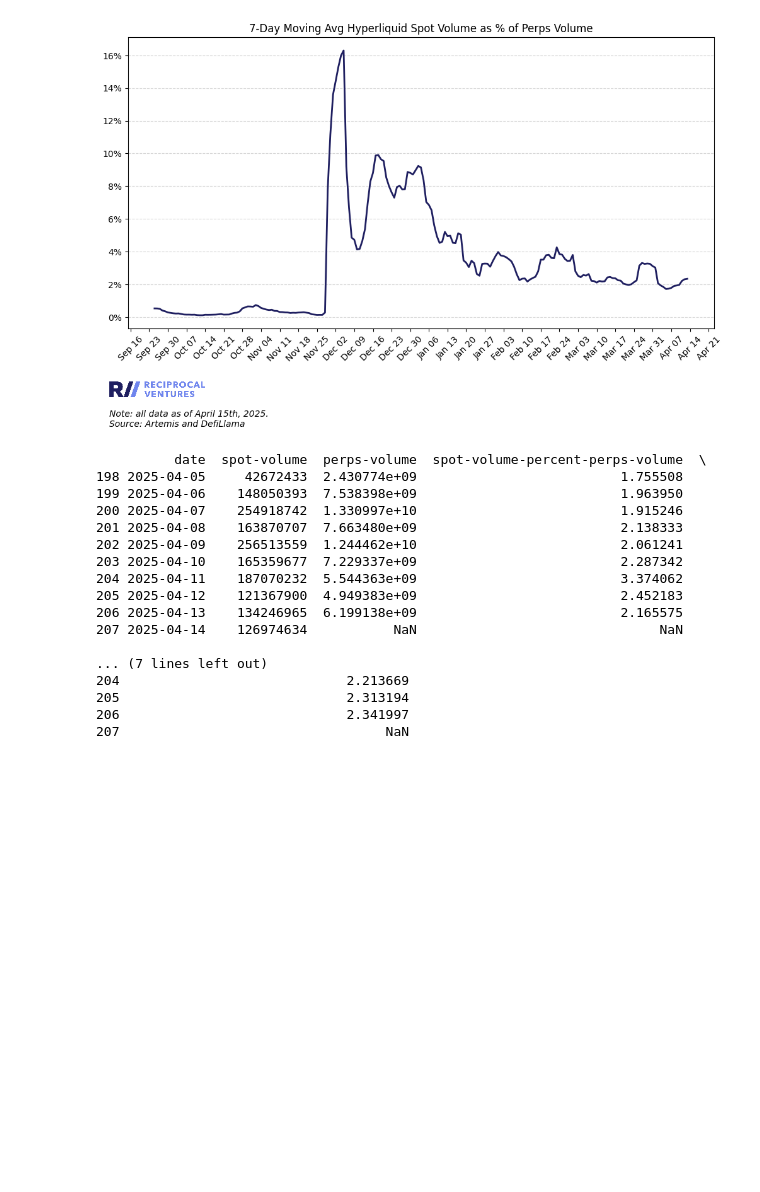
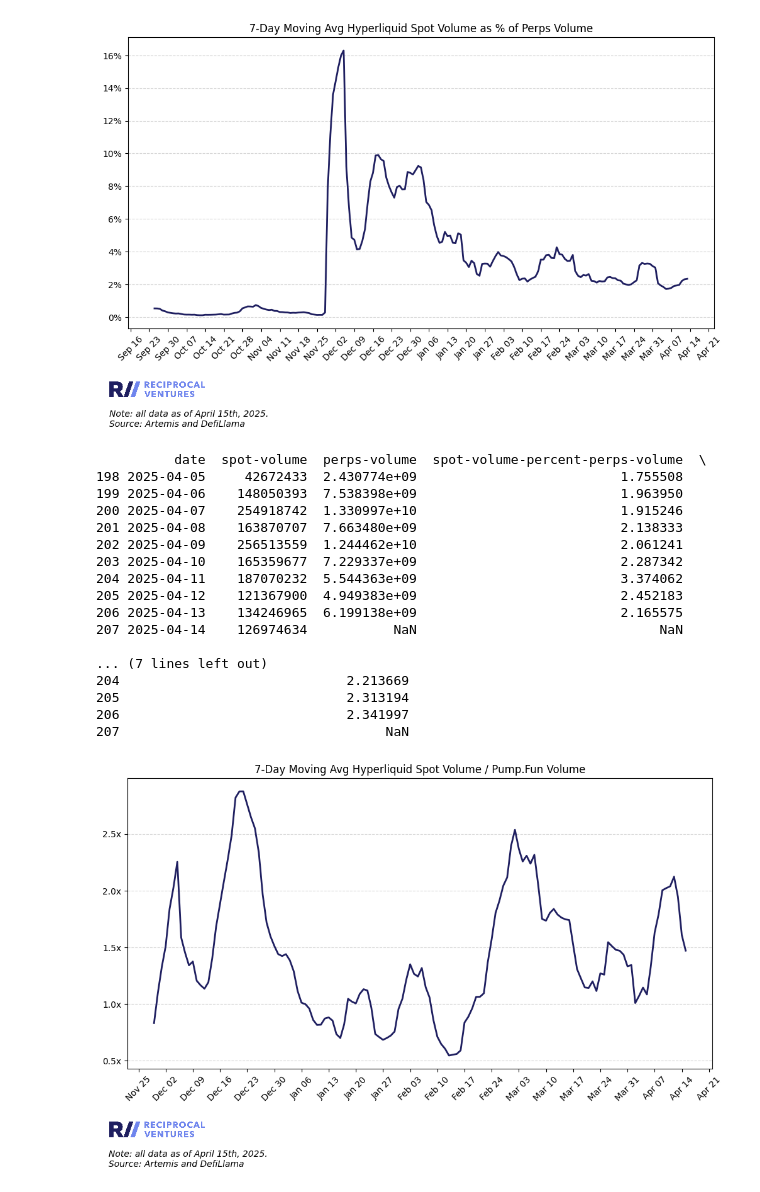
Before and after one commit to jimboevans/hyperliquid-data-cuts, a Jupyter notebook: analysis.ipynb, the cells around one changed output. Drawn from its saved outputs; the diff is of its cells as text; code cells hidden in the pictures; blank space fills up the shorter version.

Commit message:
add pumpfun comparison to hyperliquid spot volumes

```diff
--- a/analysis.ipynb
+++ b/analysis.ipynb
@@ -148,19 +148,19 @@ print(df[["date", "fees", "perps-volume", "take-rate", "take-rate-7d"]].tail(10)
 # %%
 # Load Hyperliquid spot volume data
 with open("raw-data/defillama_hyperliquid-spot-volumes.json", "r") as f:
-    fee_data = json.load(f)
+    spot_volume_data = json.load(f)
 
-fee_df = pd.DataFrame(fee_data["totalDataChart"], columns=["timestamp", "spot-volume"])
-fee_df["date"] = pd.to_datetime(fee_df["timestamp"], unit="s")
-fee_df = fee_df[["date", "spot-volume"]]
+spot_volume_df = pd.DataFrame(spot_volume_data["totalDataChart"], columns=["timestamp", "spot-volume"])
+spot_volume_df["date"] = pd.to_datetime(spot_volume_df["timestamp"], unit="s")
+spot_volume_df = spot_volume_df[["date", "spot-volume"]]
 
-# Load Hyperliquid volume data
-volume_df = pd.read_csv('raw-data/artemis_perps-trading-volume.csv')
-volume_df['Date'] = pd.to_datetime(volume_df['Date'], format='%d-%b-%y')
-volume_df.rename(columns={'Date': 'date', 'Hyperliquid': 'perps-volume'}, inplace=True)
+# Load Hyperliquid perps volume data
+perps_volume_df = pd.read_csv('raw-data/artemis_perps-trading-volume.csv')
+perps_volume_df['Date'] = pd.to_datetime(perps_volume_df['Date'], format='%d-%b-%y')
+perps_volume_df.rename(columns={'Date': 'date', 'Hyperliquid': 'perps-volume'}, inplace=True)
 
 # Merge datasets
-df = pd.merge(volume_df, fee_df, on="date", how="inner")
+df = pd.merge(perps_volume_df, spot_volume_df, on="date", how="inner")
 df["spot-volume-percent-perps-volume"] = df["spot-volume"] / df["perps-volume"] * 100 # convert to %
 
 # Calculate trailing 7-day average
@@ -210,3 +210,54 @@ print(df[["date", "spot-volume", "perps-volume", "spot-volume-percent-perps-volu
 205                             2.313194
 206                             2.341997
 207                                  NaN
+# %%
+# Load Hyperliquid spot volume data
+with open("raw-data/defillama_hyperliquid-spot-volumes.json", "r") as f:
+    hyperliquid_spot_volume_data = json.load(f)
+
+hyperliquid_spot_volume_df = pd.DataFrame(hyperliquid_spot_volume_data["totalDataChart"], columns=["timestamp", "hyperliquid-spot-volume"])
+hyperliquid_spot_volume_df["date"] = pd.to_datetime(hyperliquid_spot_volume_df["timestamp"], unit="s")
+hyperliquid_spot_volume_df = hyperliquid_spot_volume_df[["date", "hyperliquid-spot-volume"]]
+
+# Load Pump.Fun volume data
+with open("raw-data/defillama_pumpfun-spot-volumes.json", "r") as f:
+    pumpfun_spot_volume_data = json.load(f)
+
+pumpfun_spot_volume_df = pd.DataFrame(pumpfun_spot_volume_data["totalDataChart"], columns=["timestamp", "pumpfun-spot-volume"])
+pumpfun_spot_volume_df["date"] = pd.to_datetime(pumpfun_spot_volume_df["timestamp"], unit="s")
+pumpfun_spot_volume_df = pumpfun_spot_volume_df[["date", "pumpfun-spot-volume"]]
+
+# Merge datasets
+df = pd.merge(hyperliquid_spot_volume_df, pumpfun_spot_volume_df, on="date", how="inner")
+df["hyperliquid-memecoin-market-share"] = df["hyperliquid-spot-volume"] / df["pumpfun-spot-volume"]
+
+# Calculate trailing 7-day average
+df["hyperliquid-memecoin-market-share-7d"] = df["hyperliquid-memecoin-market-share"].rolling(window=7).mean()
+
+# Plot
+fig, ax = plt.subplots(figsize=(12, 6))
+ax.plot(df["date"], df["hyperliquid-memecoin-market-share-7d"], color="#1f1f60", linewidth=2, label="7D Avg")
+
+# X-axis formatting: show ticks weekly, on Mondays
+ax.xaxis.set_major_locator(mdates.WeekdayLocator(byweekday=MO, interval=1))
+ax.xaxis.set_major_formatter(mdates.DateFormatter('%b %d'))
+plt.xticks(rotation=45)
+
+# Y-axis formatting
+ax.set_title("7-Day Moving Avg Hyperliquid Spot Volume / Pump.Fun Volume")
+ax.yaxis.set_major_formatter(mtick.FuncFormatter(lambda x, _: f'{x:.1f}x'))
+
+plt.grid(axis='y', linestyle='--', alpha=0.5)
+add_logo(ax, position=(0.05, -0.21))
+plt.figtext(0.1, -0.15, f"Note: all data as of {date}.\nSource: Artemis and DefiLlama", ha='left', fontsize=10, style='italic')
+
+# Save plot
+if not os.path.exists("plots"):
+    os.makedirs("plots")
+plt.savefig("plots/hyperliquid-to-pumpfun-volume-ratio_7d_avg.png", dpi=300, bbox_inches='tight')
+plt.show()
+
+# Print sample of the dataset with 7D average
+print(df[["date", "hyperliquid-spot-volume", "hyperliquid-spot-volume", "hyperliquid-memecoin-market-share", "hyperliquid-memecoin-market-share-7d"]].tail(10))
+# %% [output]
+[figure, added]
```
Also changed, not shown: parts of 2 cells of this notebook, 1 other file.
